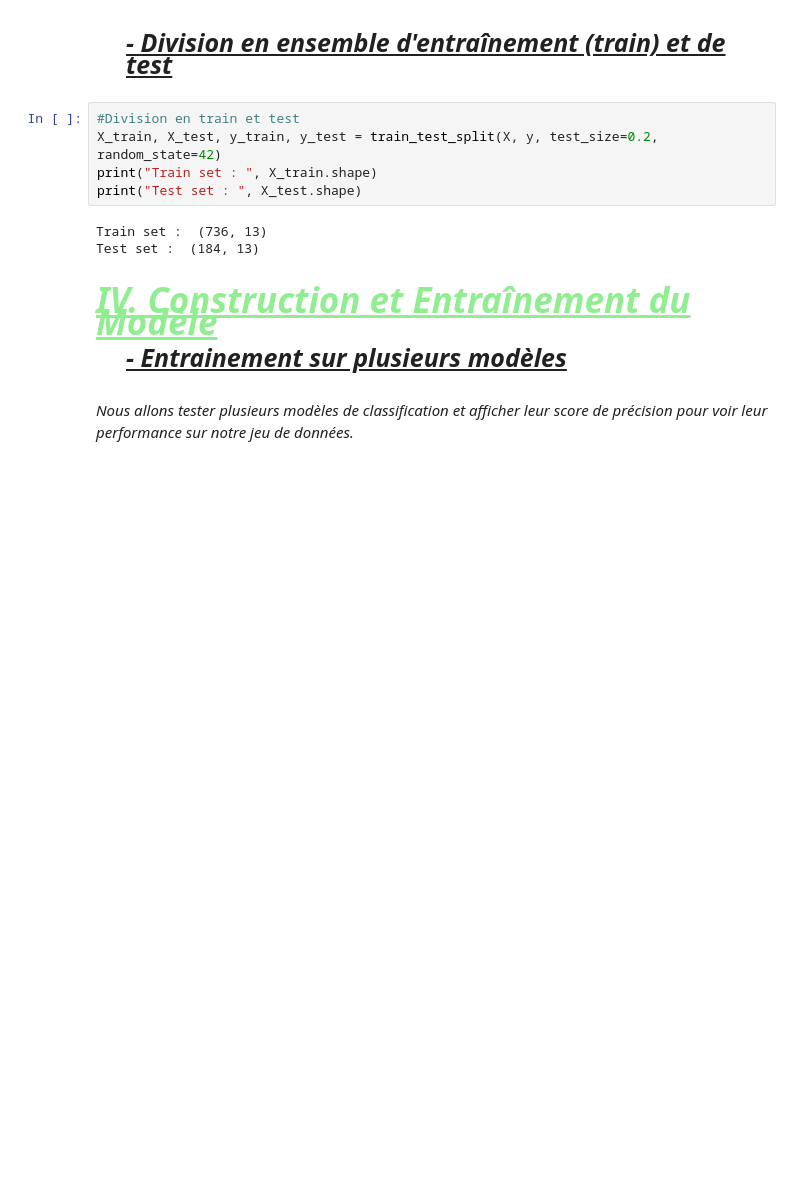
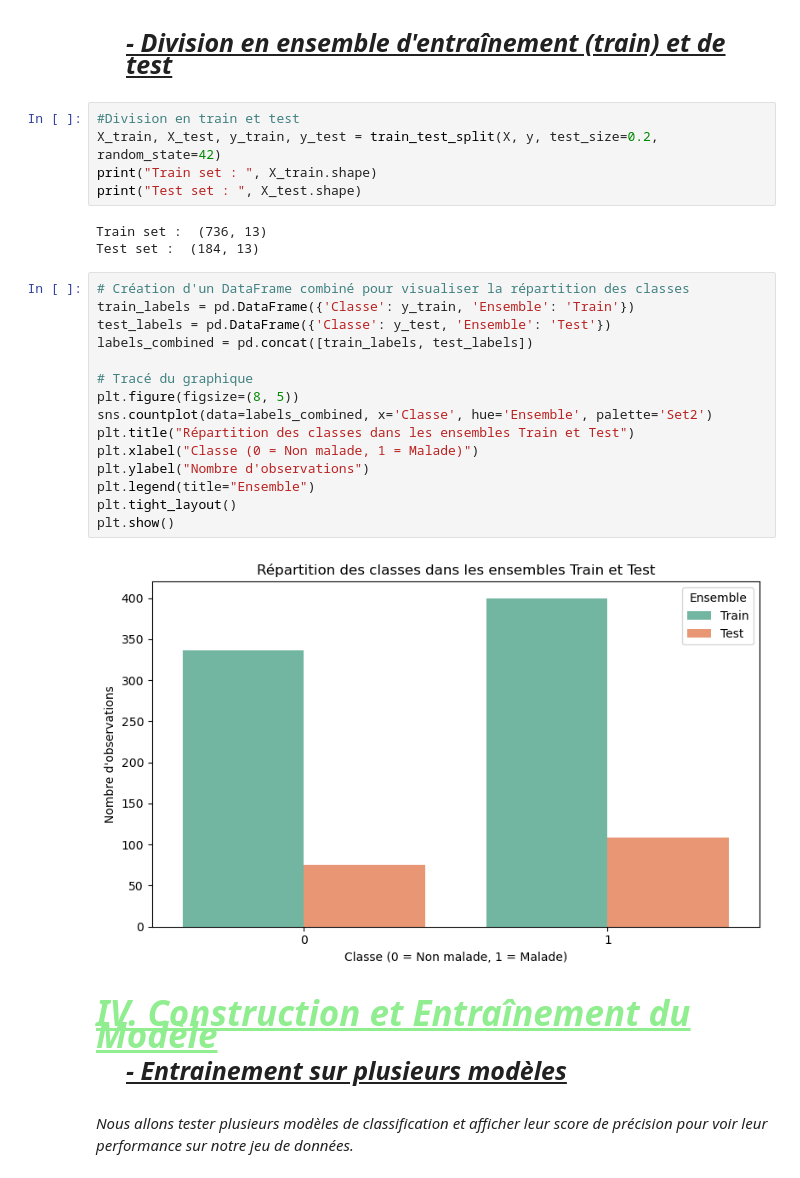
Before and after one commit to MMansourBa/Prediction-des-maladies-cardiaques, a Jupyter notebook: PROJET_ML.ipynb, the cells around one changed output. Drawn from its saved outputs; the diff is of its cells as text; blank space fills up the shorter version.

```diff
--- a/PROJET_ML.ipynb
+++ b/PROJET_ML.ipynb
@@ -353,6 +353,23 @@ print("Test set : ", X_test.shape)
 # %% [output]
 Train set :  (736, 13)
 Test set :  (184, 13)
+# %%
+# Création d'un DataFrame combiné pour visualiser la répartition des classes
+train_labels = pd.DataFrame({'Classe': y_train, 'Ensemble': 'Train'})
+test_labels = pd.DataFrame({'Classe': y_test, 'Ensemble': 'Test'})
+labels_combined = pd.concat([train_labels, test_labels])
+
+# Tracé du graphique
+plt.figure(figsize=(8, 5))
+sns.countplot(data=labels_combined, x='Classe', hue='Ensemble', palette='Set2')
+plt.title("Répartition des classes dans les ensembles Train et Test")
+plt.xlabel("Classe (0 = Non malade, 1 = Malade)")
+plt.ylabel("Nombre d'observations")
+plt.legend(title="Ensemble")
+plt.tight_layout()
+plt.show()
+# %% [output]
+[figure, added]
 # %% [markdown]
 ***<p style="color:#90EE90; font-style:italic; font-size:35px; text-decoration:underline;">IV. Construction et Entraînement du Modèle</p>***
 ***<ul>***
```
